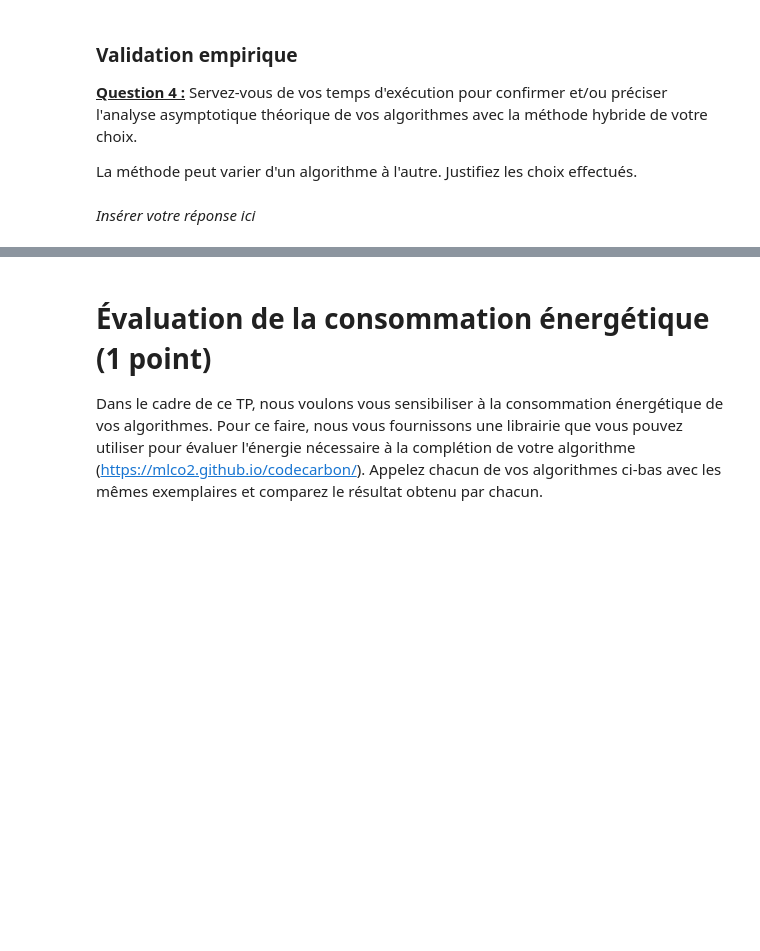
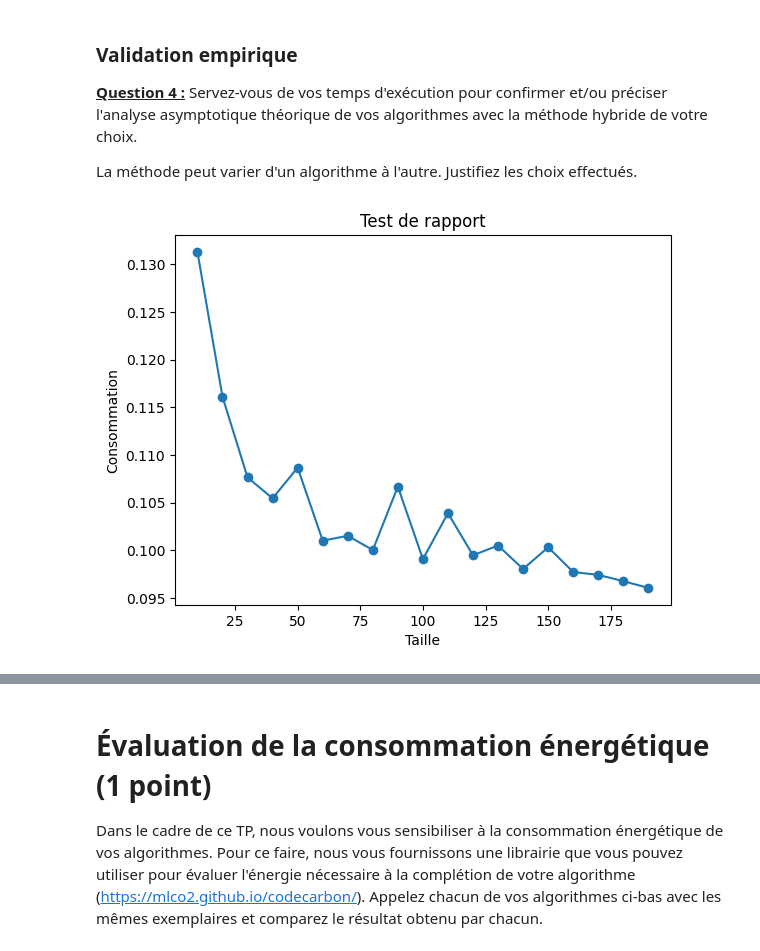
Before and after one commit to YaNaRion/INF8775, a Jupyter notebook: TP2/tp2_squelette_v4.ipynb, the cells around one changed output, grey strips where cells are left out. Drawn from its saved outputs; the diff is of its cells as text; code cells hidden in the pictures; blank space fills up the shorter version.

```diff
--- a/TP2/tp2_squelette_v4.ipynb
+++ b/TP2/tp2_squelette_v4.ipynb
@@ -567,0 +513,27 @@ DANS IF NOT BETTER
+# %%
+def DynamicProgramming(coins: list[int], total: int) -> list[int]:
+    c = [float('inf')] * (total + 1)
+    c[0] = 0
+    choix = [-1] * (total + 1)
+
+    for montant in range(1, total + 1):
+        for i, coin in enumerate(coins):
+            if montant >= coin and c[montant - coin] + 1 < c[montant]:
+                c[montant] = c[montant - coin] + 1
+                choix[montant] = i
+
+    if c[total] == float('inf'):
+        return []
+
+    solution = []
+    montant = total
+    while montant > 0:
+        piece = coins[choix[montant]]
+        solution.append(piece)
+        montant -= piece
+
+    return solution
+
+coins = [1, 4, 9]
+total = 19
+print(DynamicProgramming(coins, total))
@@ -575,3 +549,6 @@ DANS IF NOT BETTER
 ### Mesures
 
 <u>**Question 3 :**</u> Rapportez dans un tableau les temps d'exécution moyens avec les fonctions auxiliaires `measure_range` et `display_data_as_table`.
+# %%
+measures_dynamic_programming = measure_range(DynamicProgramming, make_problems([2, 3, 4], range(10, 200, 10), num_samples=2000), 1e6)
+display_data_as_table(measures_dynamic_programming)
@@ -581,5 +576,10 @@ DANS IF NOT BETTER
 <u>**Question 4 :**</u> Servez-vous de vos temps d'exécution pour confirmer et/ou préciser l'analyse asymptotique théorique de vos algorithmes avec la méthode hybride de votre choix.
 
 La méthode peut varier d'un algorithme à l'autre.  Justifiez les choix effectués.
-# %% [markdown]
-*Insérer votre réponse ici*
+# %%
+measures_dynamic_programming_dict: dict[int: int] = {}
+for m in measures_dynamic_programming:
+    measures_dynamic_programming_dict[m.total] = m.mean_time / (m.size * m.total) # f(x) = k*x
+test_de_rapport(measures_dynamic_programming_dict, "Taille", "Consommation")
+# %% [output]
+[figure, added]
```
Also changed, not shown: parts of 8 cells of this notebook.
